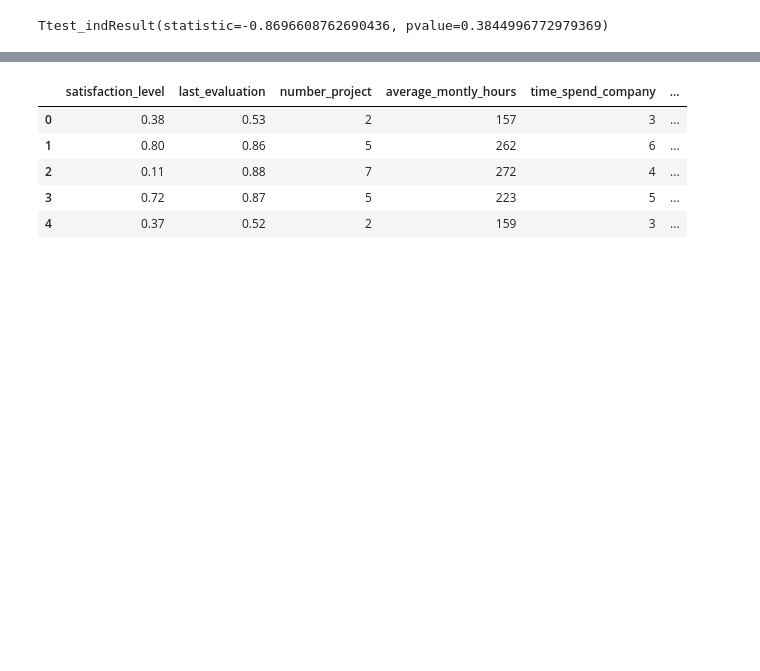
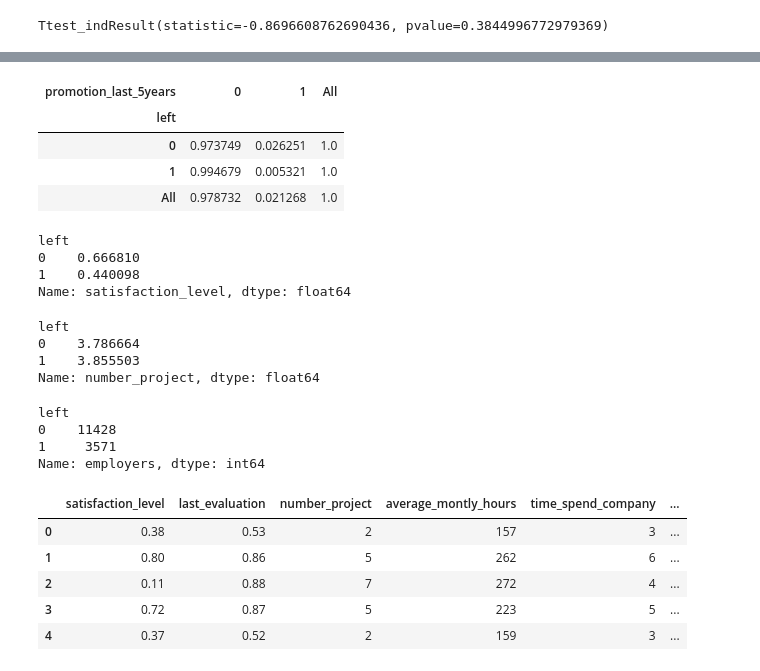
Before and after one commit to ArtemBaron/baron_vergeles, a Jupyter notebook: netology_final.ipynb, the cells around one changed output, grey strips where cells are left out. Cells and saved outputs as stored; diff of their text form; code cells hidden in the pictures; blank space fills up the shorter version.

```diff
--- a/netology_final.ipynb
+++ b/netology_final.ipynb
@@ -181,3 +225,38 @@ Ttest_indResult(statistic=-0.8696608762690436, pvalue=0.3844996772979369)
+# %%
+pivot = hr_with_employers.pivot_table(index = 'left', columns = 'promotion_last_5years', values = 'employers', aggfunc='count', fill_value = 0, margins = True)
+
+pivot_final = pivot.apply(lambda row: row/pivot['All'], axis = 0)
+
+pivot_final
+# %% [output]
+| promotion_last_5years | 0 | 1 | All |
+| left |  |  |  |
+| 0 | 0.973749 | 0.026251 | 1.0 |
+| 1 | 0.994679 | 0.005321 | 1.0 |
+| All | 0.978732 | 0.021268 | 1.0 |
+# %%
+#Средняя степень удовлетворенности
+hr_with_employers.groupby('left')['satisfaction_level'].mean()
+# %% [output]
+left
+0    0.666810
+1    0.440098
+Name: satisfaction_level, dtype: float64
+# %%
+#Среднее количество проектов
+hr_with_employers.groupby('left')['number_project'].mean()
+# %% [output]
+left
+0    3.786664
+1    3.855503
+Name: number_project, dtype: float64
+# %%
+hr_with_employers.groupby('left')['employers'].count()
+# %% [output]
+left
+0    11428
+1     3571
+Name: employers, dtype: int64
 # %%
 #9
 hr_lda = hr.drop(hr.iloc[:, 8:10],axis = 1)
```
Also changed, not shown: parts of 8 cells of this notebook.
